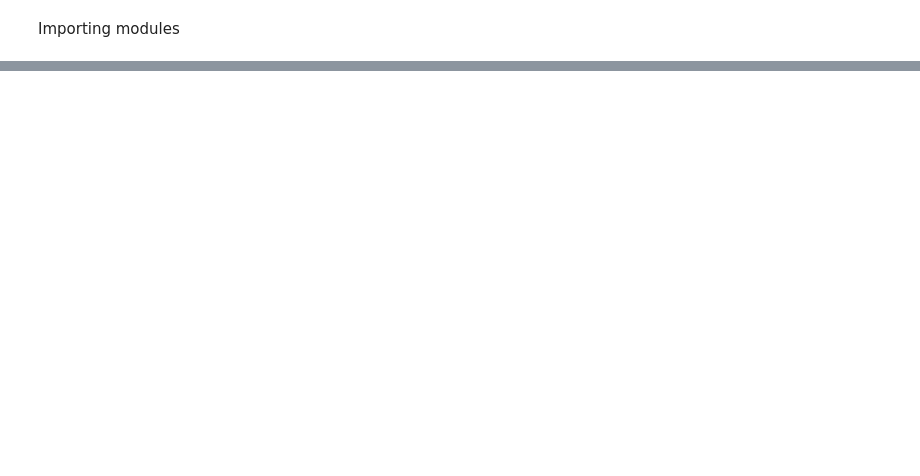
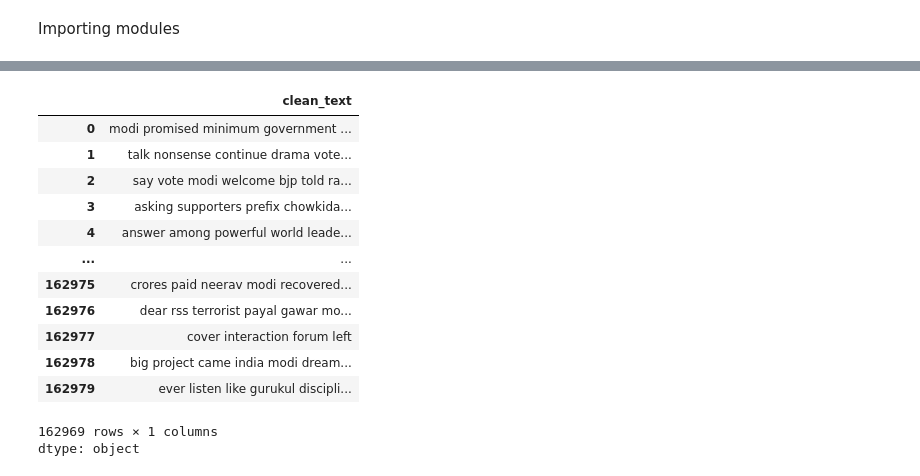
Before and after one commit to AdityaBhoir510/NLP_sentimental_analysis, a Jupyter notebook: Sementic_analysis_X_dataset.ipynb, the cells around one changed output, grey strips where cells are left out. Drawn from its saved outputs; the diff is of its cells as text; code cells hidden in the pictures; blank space fills up the shorter version.

```diff
--- a/Sementic_analysis_X_dataset.ipynb
+++ b/Sementic_analysis_X_dataset.ipynb
@@ -26,0 +71,5 @@ Name: count, dtype: int64
+# %%
+import nltk
+nltk.download('stopwords')
+
+stop_words = set(stopwords.words('english'))
@@ -26,0 +96,24 @@ Name: count, dtype: int64
+# %%
+def remove_stopwords(tokens):
+    nsw_tokens = [word for word in tokens if word not in stop_words]
+
+    return " ".join(nsw_tokens)
+
+df['clean_text'] = df['tokens'].apply(remove_stopwords)
+# %%
+df['clean_text']
+# %% [output]
+|  | clean_text |
+| 0 | modi promised minimum government ... |
+| 1 | talk nonsense continue drama vote... |
+| 2 | say vote modi welcome bjp told ra... |
+| 3 | asking supporters prefix chowkida... |
+| 4 | answer among powerful world leade... |
+| ... | ... |
+| 162975 | crores paid neerav modi recovered... |
+| 162976 | dear rss terrorist payal gawar mo... |
+| 162977 | cover interaction forum left |
+| 162978 | big project came india modi dream... |
+| 162979 | ever listen like gurukul discipli... |
+162969 rows × 1 columns
+dtype: object
```
Also changed, not shown: parts of 17 cells of this notebook.
